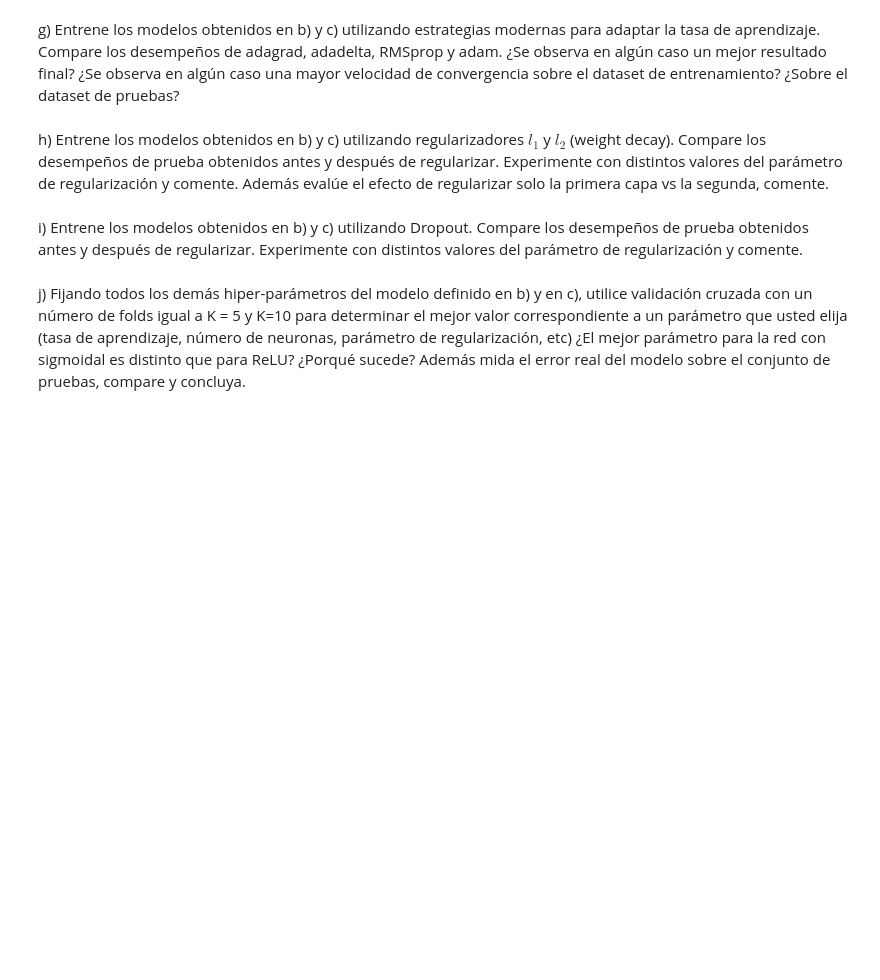
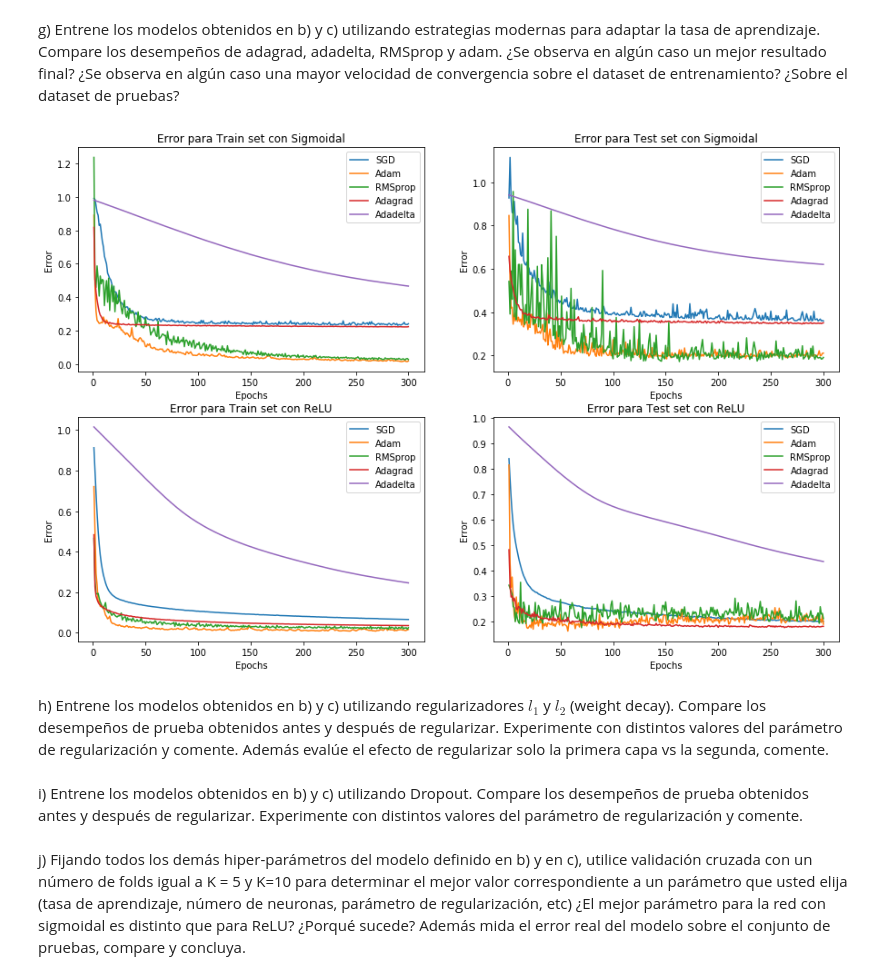
Before and after one commit to MrSutra/NeuralNetworks-1, a Jupyter notebook: Pregunta 1.ipynb, the cells around one changed output. Saved outputs shown, nothing was run; the diff lists cells and outputs as text; code cells hidden in the pictures; blank space fills up the shorter version.

```diff
--- a/Pregunta 1.ipynb
+++ b/Pregunta 1.ipynb
@@ -251,3 +280,40 @@ model.fit(X_train_scaled.as_matrix(),y_train.as_matrix())
+# %%
+legend = [opt.__name__  for opt in optimizers_]
+plt.figure(figsize=(15,10))
+plt.subplot(2, 2, 1)
+for h in sigmoid_hist:
+    plt.plot(x, h['loss'])
+plt.title('Error para Train set con Sigmoidal')
+plt.legend(legend)
+plt.xlabel('Epochs')
+plt.ylabel('Error')
+
+plt.subplot(2, 2, 2)
+for h in sigmoid_hist:
+    plt.plot(x, h['val_loss'])
+plt.title('Error para Test set con Sigmoidal')
+plt.legend(legend)
+plt.xlabel('Epochs')
+plt.ylabel('Error')
+
+plt.subplot(2, 2, 3)
+for h in relu_hist:
+    plt.plot(x, h['loss'])
+plt.title('Error para Train set con ReLU')
+plt.legend(legend)
+plt.xlabel('Epochs')
+plt.ylabel('Error')
+
+plt.subplot(2, 2, 4)
+for h in relu_hist:
+    plt.plot(x, h['val_loss'])
+plt.title('Error para Test set con ReLU')
+plt.legend(legend)
+plt.xlabel('Epochs')
+plt.ylabel('Error')
+plt.show()
+# %% [output]
+[figure, added]
 # %% [markdown]
 h) Entrene los modelos obtenidos en b) y c) utilizando regularizadores $l_1$ y $l_2$ (weight decay). Compare los desempeños de prueba obtenidos antes y después de regularizar. Experimente con distintos valores del parámetro de regularización y comente. Además evalúe el efecto de regularizar solo la primera capa vs la segunda, comente.
 # %%
```
Also changed, not shown: parts of 7 cells of this notebook.
